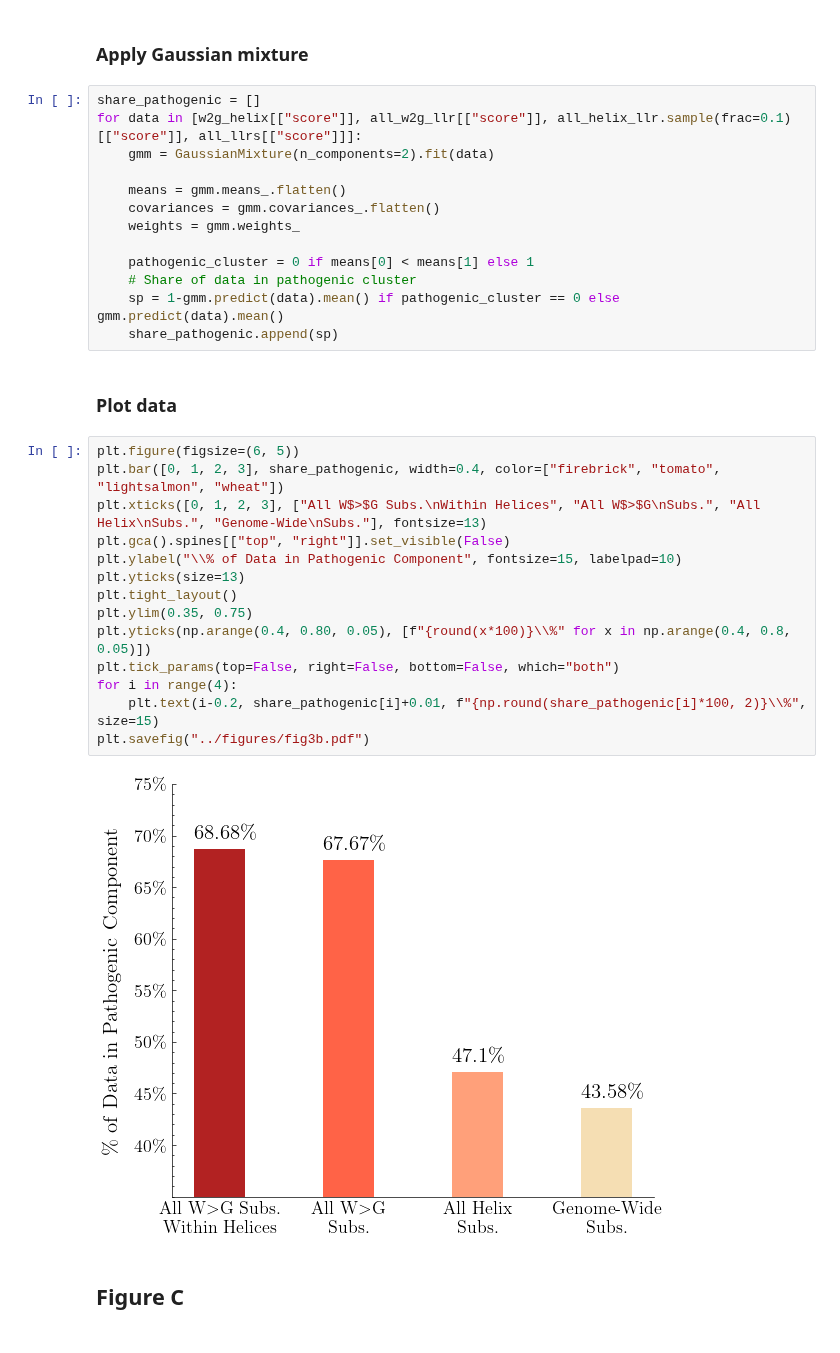
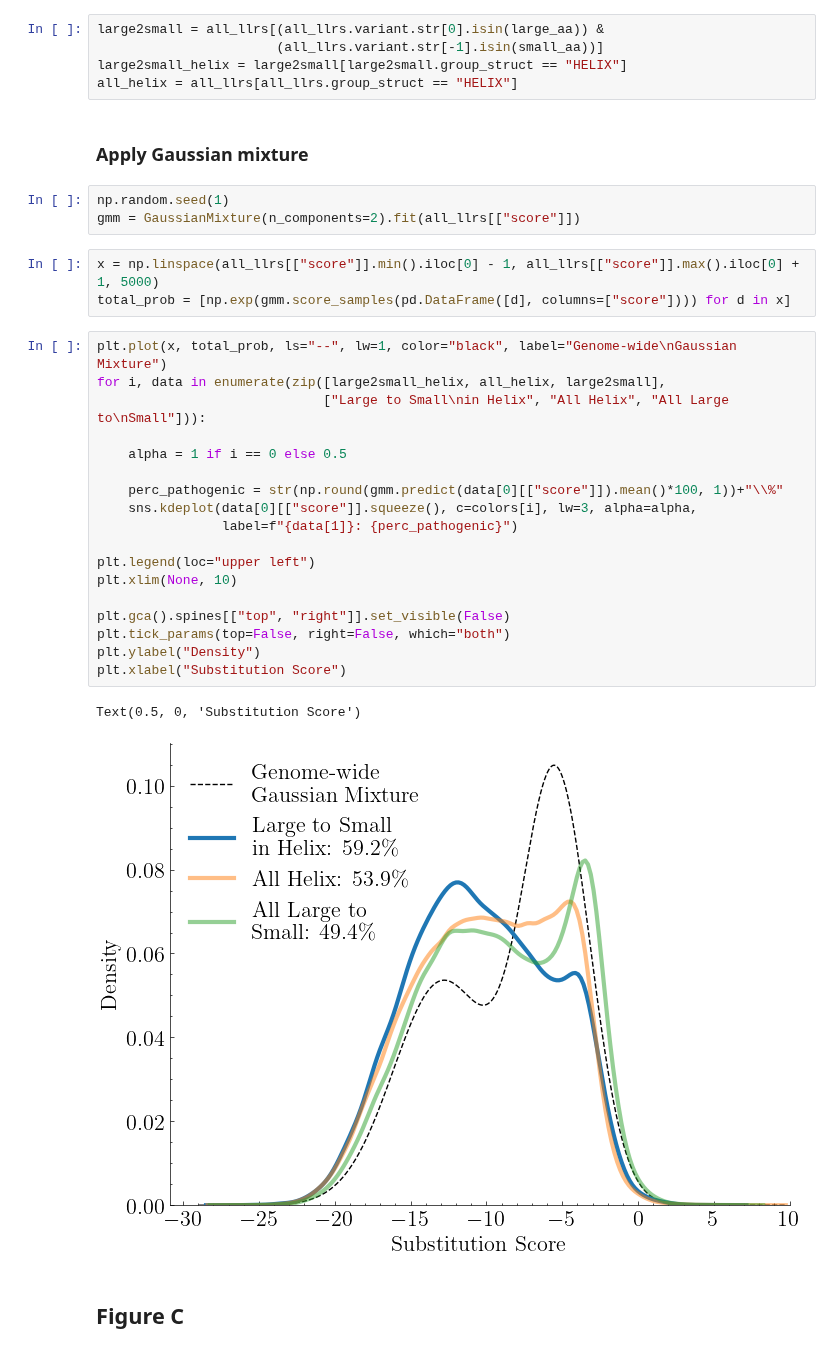
Before and after one commit to ntranoslab/diff-tol, a Jupyter notebook: code/fig3.ipynb, the cells around one changed output. Saved outputs shown, nothing was run; the diff lists cells and outputs as text.

```diff
--- a/code/fig3.ipynb
+++ b/code/fig3.ipynb
@@ -155,36 +162,37 @@ w2g_helix = all_w2g_llr.merge(all_helix_llr[["variant", "prot"]], on=["variant",
+# %%
+large2small = all_llrs[(all_llrs.variant.str[0].isin(large_aa)) &
+                       (all_llrs.variant.str[-1].isin(small_aa))]
+large2small_helix = large2small[large2small.group_struct == "HELIX"]
+all_helix = all_llrs[all_llrs.group_struct == "HELIX"]
 # %% [markdown]
 ### Apply Gaussian mixture
-# %%
-share_pathogenic = []
-for data in [w2g_helix[["score"]], all_w2g_llr[["score"]], all_helix_llr.sample(frac=0.1)[["score"]], all_llrs[["score"]]]:
-    gmm = GaussianMixture(n_components=2).fit(data)
-
-    means = gmm.means_.flatten()
-    covariances = gmm.covariances_.flatten()
-    weights = gmm.weights_
-
-    pathogenic_cluster = 0 if means[0] < means[1] else 1
-    # Share of data in pathogenic cluster
-    sp = 1-gmm.predict(data).mean() if pathogenic_cluster == 0 else gmm.predict(data).mean()
-    share_pathogenic.append(sp)
-# %% [markdown]
-### Plot data
-# %%
-plt.figure(figsize=(6, 5))
-plt.bar([0, 1, 2, 3], share_pathogenic, width=0.4, color=["firebrick", "tomato", "lightsalmon", "wheat"])
-plt.xticks([0, 1, 2, 3], ["All W$>$G Subs.\nWithin Helices", "All W$>$G\nSubs.", "All Helix\nSubs.", "Genome-Wide\nSubs."], fontsize=13)
-plt.gca().spines[["top", "right"]].set_visible(False)
-plt.ylabel("\\% of Data in Pathogenic Component", fontsize=15, labelpad=10)
-plt.yticks(size=13)
-plt.tight_layout()
-plt.ylim(0.35, 0.75)
-plt.yticks(np.arange(0.4, 0.80, 0.05), [f"{round(x*100)}\\%" for x in np.arange(0.4, 0.8, 0.05)])
-plt.tick_params(top=False, right=False, bottom=False, which="both")
-for i in range(4):
-    plt.text(i-0.2, share_pathogenic[i]+0.01, f"{np.round(share_pathogenic[i]*100, 2)}\\%", size=15)
-plt.savefig("../figures/fig3b.pdf")
-# %% [output]
-[figure, removed]
+# %%
+np.random.seed(1)
+gmm = GaussianMixture(n_components=2).fit(all_llrs[["score"]])
+# %%
+x = np.linspace(all_llrs[["score"]].min().iloc[0] - 1, all_llrs[["score"]].max().iloc[0] + 1, 5000)
+total_prob = [np.exp(gmm.score_samples(pd.DataFrame([d], columns=["score"]))) for d in x]
+# %%
+plt.plot(x, total_prob, ls="--", lw=1, color="black", label="Genome-wide\nGaussian Mixture")
+for i, data in enumerate(zip([large2small_helix, all_helix, large2small],
+                             ["Large to Small\nin Helix", "All Helix", "All Large to\nSmall"])):
+
+    alpha = 1 if i == 0 else 0.5
+
+    perc_pathogenic = str(np.round(gmm.predict(data[0][["score"]]).mean()*100, 1))+"\\%"
+    sns.kdeplot(data[0][["score"]].squeeze(), c=colors[i], lw=3, alpha=alpha,
+                label=f"{data[1]}: {perc_pathogenic}")
+
+plt.legend(loc="upper left")
+plt.xlim(None, 10)
+
+plt.gca().spines[["top", "right"]].set_visible(False)
+plt.tick_params(top=False, right=False, which="both")
+plt.ylabel("Density")
+plt.xlabel("Substitution Score")
+# %% [output]
+Text(0.5, 0, 'Substitution Score')
+[figure, added]
 # %% [markdown]
 ## Figure C
 # %%
```
Also changed, not shown: parts of 10 cells of this notebook.
